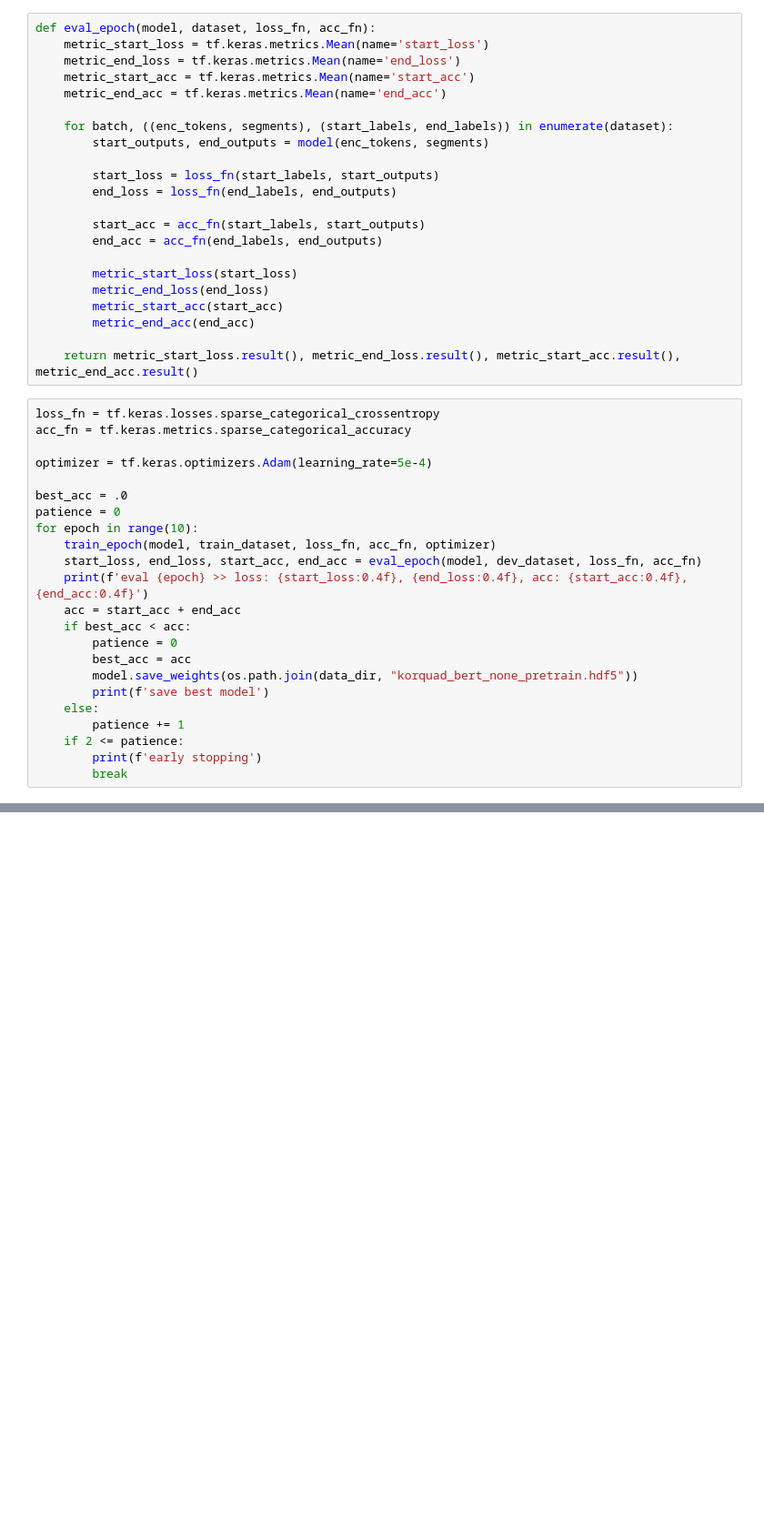
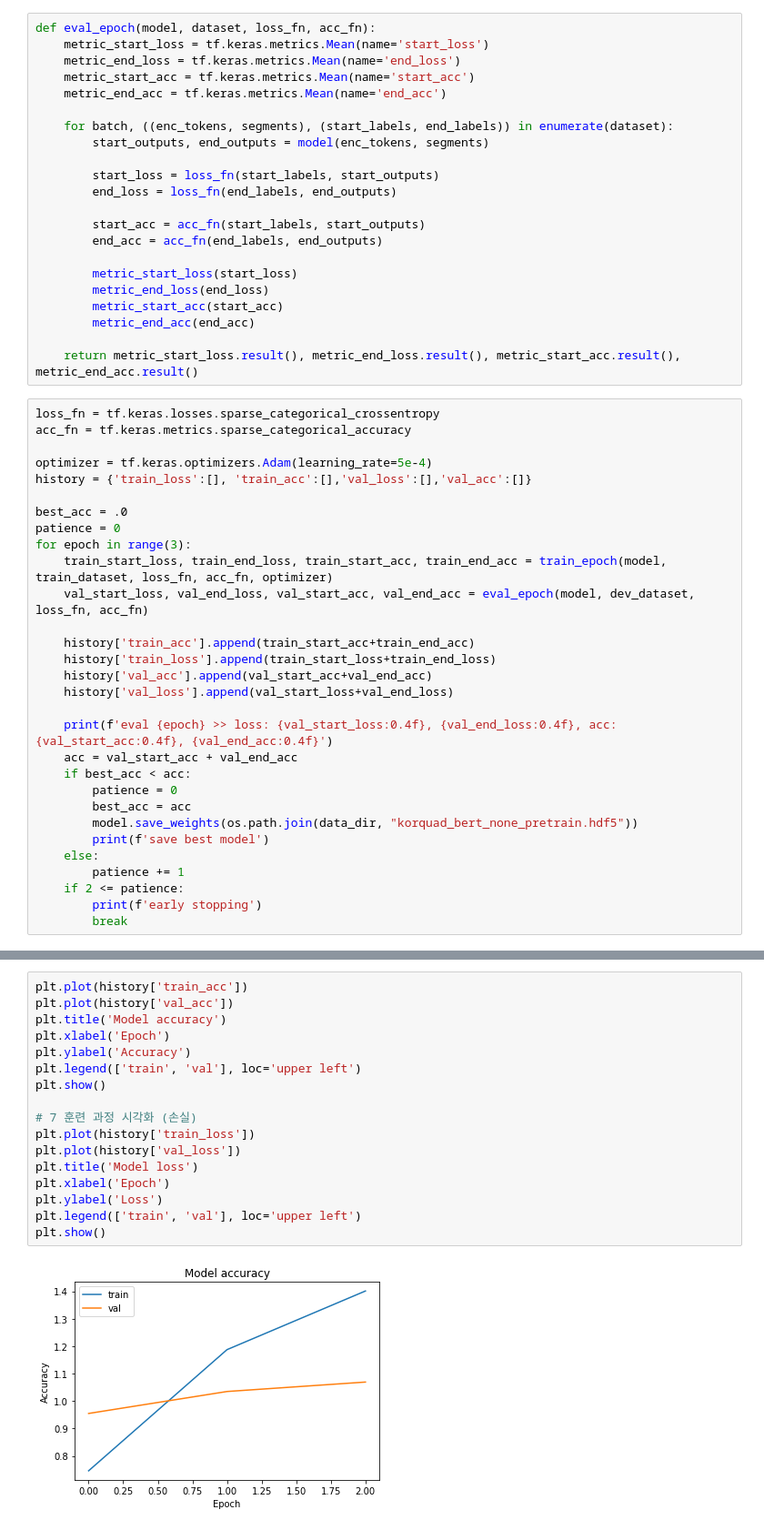
Before and after one commit to GoYongSuk/G.Y.S_project, a Jupyter notebook: bert/bert-sub.ipynb, the cells around one changed output, grey strips where cells are left out. Shown: that part at 91% size. Drawn from its saved outputs; the diff is of its cells as text; blank space fills up the shorter version.

```diff
--- a/bert/bert-sub.ipynb
+++ b/bert/bert-sub.ipynb
@@ -1391,14 +1233,21 @@ loss_fn = tf.keras.losses.sparse_categorical_crossentropy
 acc_fn = tf.keras.metrics.sparse_categorical_accuracy
 
 optimizer = tf.keras.optimizers.Adam(learning_rate=5e-4)
+history = {'train_loss':[], 'train_acc':[],'val_loss':[],'val_acc':[]}
 
 best_acc = .0
 patience = 0
-for epoch in range(10):
-    train_epoch(model, train_dataset, loss_fn, acc_fn, optimizer)
-    start_loss, end_loss, start_acc, end_acc = eval_epoch(model, dev_dataset, loss_fn, acc_fn)
-    print(f'eval {epoch} >> loss: {start_loss:0.4f}, {end_loss:0.4f}, acc: {start_acc:0.4f}, {end_acc:0.4f}')
-    acc = start_acc + end_acc
+for epoch in range(3):
+    train_start_loss, train_end_loss, train_start_acc, train_end_acc = train_epoch(model, train_dataset, loss_fn, acc_fn, optimizer)
+    val_start_loss, val_end_loss, val_start_acc, val_end_acc = eval_epoch(model, dev_dataset, loss_fn, acc_fn)
+
+    history['train_acc'].append(train_start_acc+train_end_acc)
+    history['train_loss'].append(train_start_loss+train_end_loss)
+    history['val_acc'].append(val_start_acc+val_end_acc)
+    history['val_loss'].append(val_start_loss+val_end_loss)
+
+    print(f'eval {epoch} >> loss: {val_start_loss:0.4f}, {val_end_loss:0.4f}, acc: {val_start_acc:0.4f}, {val_end_acc:0.4f}')
+    acc = val_start_acc + val_end_acc
     if best_acc < acc:
         patience = 0
         best_acc = acc
@@ -1421,0 +1268,19 @@ early stopping
+# %%
+plt.plot(history['train_acc'])
+plt.plot(history['val_acc'])
+plt.title('Model accuracy')
+plt.xlabel('Epoch')
+plt.ylabel('Accuracy')
+plt.legend(['train', 'val'], loc='upper left')
+plt.show()
+
+# 7 훈련 과정 시각화 (손실)
+plt.plot(history['train_loss'])
+plt.plot(history['val_loss'])
+plt.title('Model loss')
+plt.xlabel('Epoch')
+plt.ylabel('Loss')
+plt.legend(['train', 'val'], loc='upper left')
+plt.show()
+# %% [output]
+[figure, added]
```
Also changed, not shown: parts of 22 cells of this notebook.
